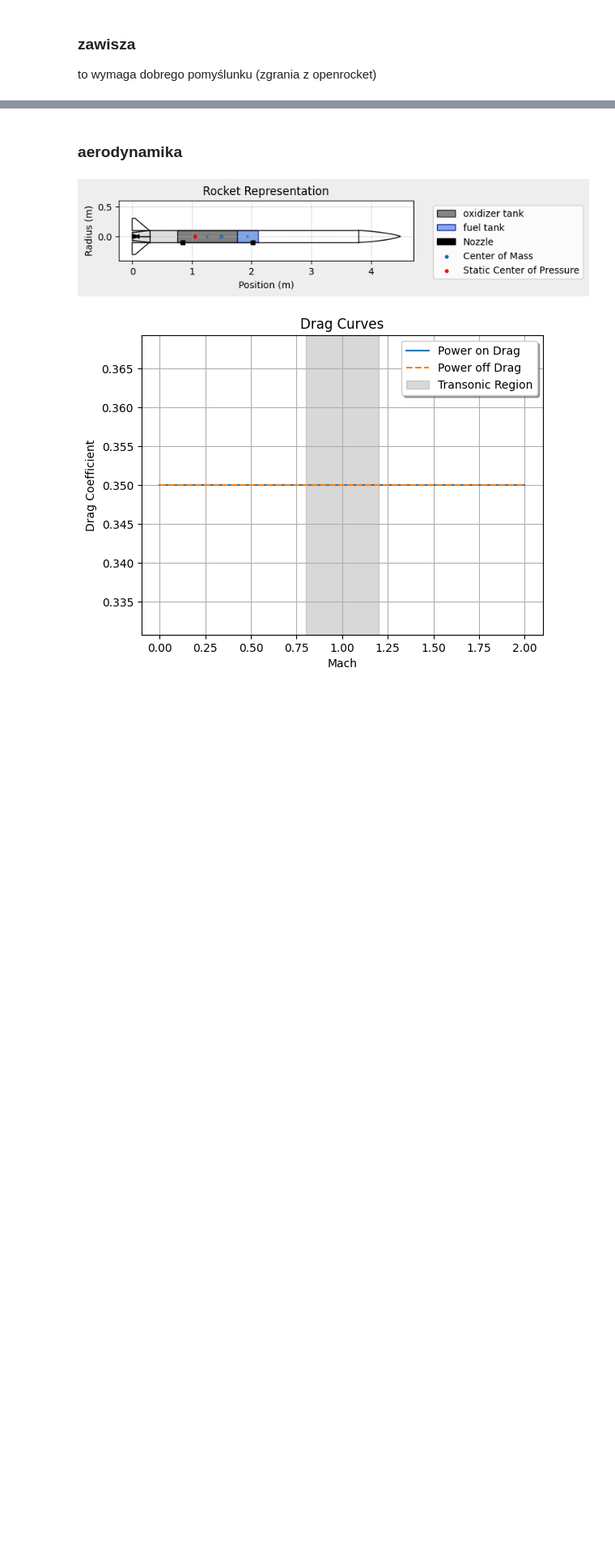
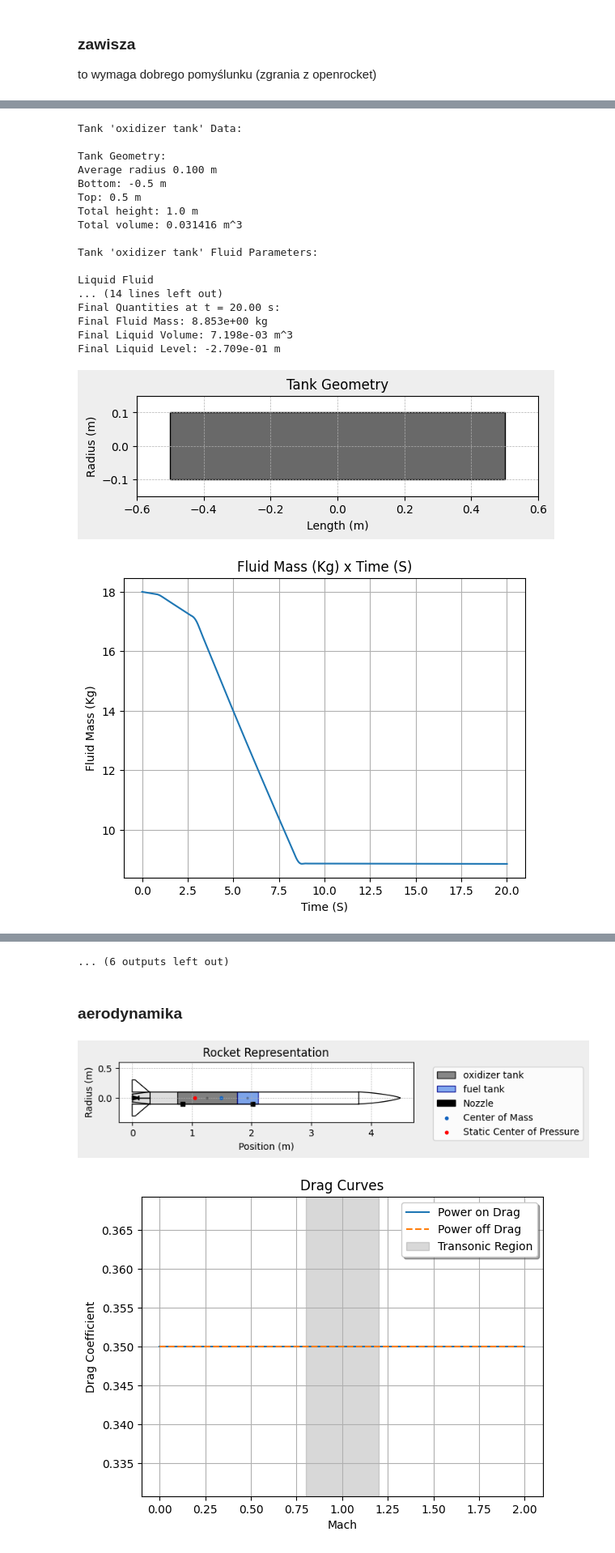
Before and after one commit to Husaria55/simulations, a Jupyter notebook: TRB_export.ipynb, the cells around one changed output, grey strips where cells are left out. Shown at 81% size. Saved outputs shown, nothing was run; the diff lists cells and outputs as text; code cells hidden in the pictures; blank space fills up the shorter version.

```diff
--- a/TRB_export.ipynb
+++ b/TRB_export.ipynb
@@ -157,30 +157,51 @@ def thrust_func(t, cut_off = 16.957) -> float:
     return last_val
 
 # chciałem zrobic funckje która zmienia srodek cięzkosci gdy tłok sie przesuwa. nie zrobiłem jak widac
 Z4000 = LiquidMotor(
     thrust_source=lambda t: thrust_func(t, engine_cut_off_time),
     dry_mass=2.700,
     dry_inertia=(0.125, 0.125, 0.002),      # nie ma
     nozzle_radius=0.036,                    # nie ma
     center_of_dry_mass_position=0.288/2,  #
     nozzle_position=0,
     burn_time=15,
     coordinate_system_orientation="nozzle_to_combustion_chamber",
 )
 Z4000.add_tank(tank=oxidizer_tank, position=0.755+0.5)
 Z4000.add_tank(tank=fuel_tank, position=0.755+1+0.175)
 
 Z4000.info()
+oxidizer_tank.all_info()
+fuel_tank.all_info()
 # %% [output]
 Nozzle Details
 Nozzle Radius: 0.036 m
 
 Motor Details
 Total Burning Time: 15 s
 Total Propellant Mass: 22.250 kg
 Structural Mass Ratio: 0.108
 Average Propellant Exhaust Velocity: 1590.063 m/s
 Average Thrust: 1584.121 N
 Maximum Thrust: 4575.401 N at 1.2244897959183674 s after ignition.
 Total Impulse: 23761.813 Ns
 [figure]
+Tank 'oxidizer tank' Data:
+
+Tank Geometry:
+Average radius 0.100 m
+Bottom: -0.5 m
+Top: 0.5 m
+Total height: 1.0 m
+Total volume: 0.031416 m^3
+
+Tank 'oxidizer tank' Fluid Parameters:
+
+Liquid Fluid
+... (14 lines left out)
+Final Quantities at t = 20.00 s:
+Final Fluid Mass: 8.853e+00 kg
+Final Liquid Volume: 7.198e-03 m^3
+Final Liquid Level: -2.709e-01 m
+[figure, added]
+[figure, added]
@@ -187,3 +231,4 @@ Total Impulse: 23761.813 Ns
+... (6 outputs left out)
 # %% [markdown]
 ### aerodynamika
 # %%
```
Also changed, not shown: parts of 2 cells of this notebook, 4 other files.
